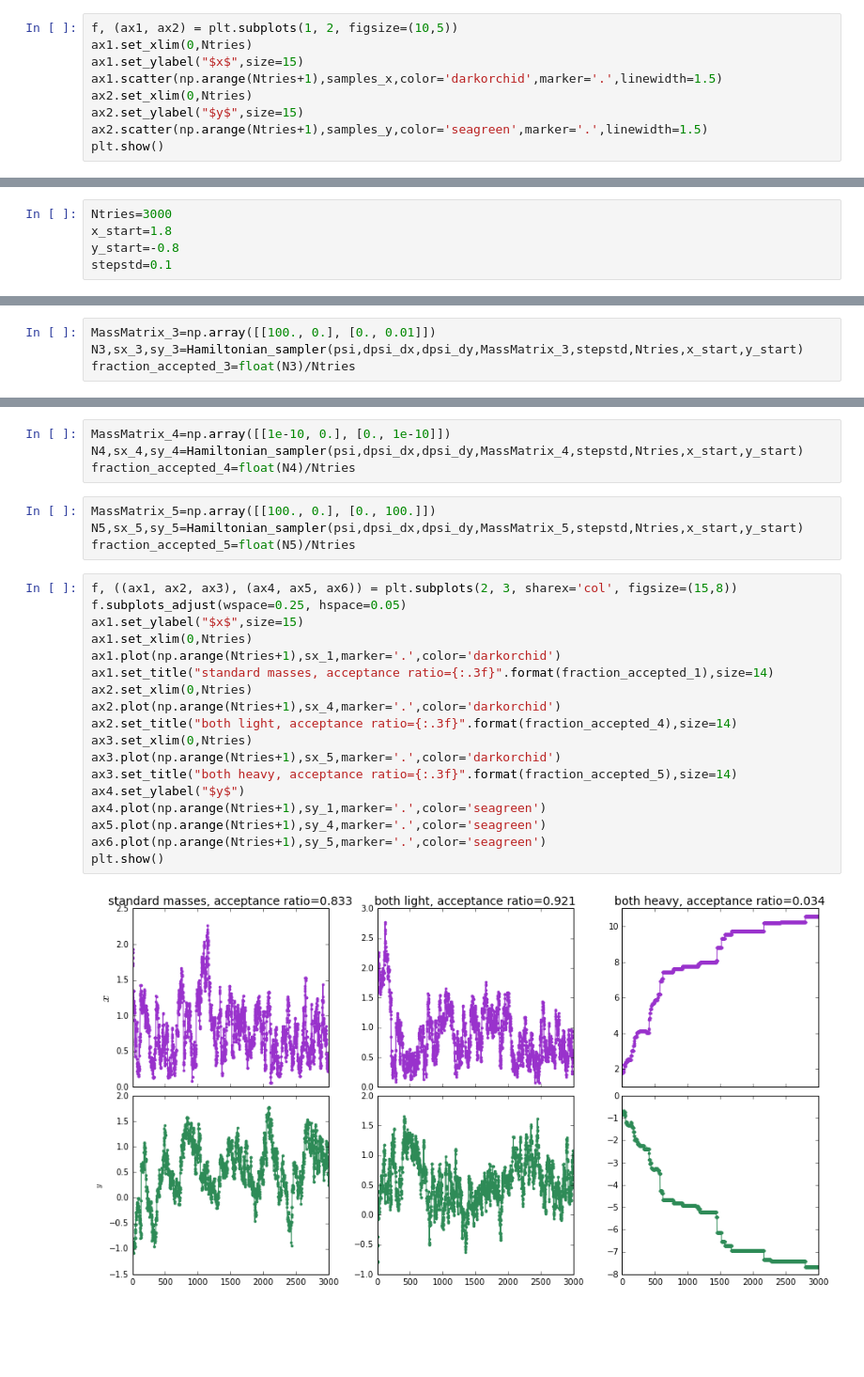
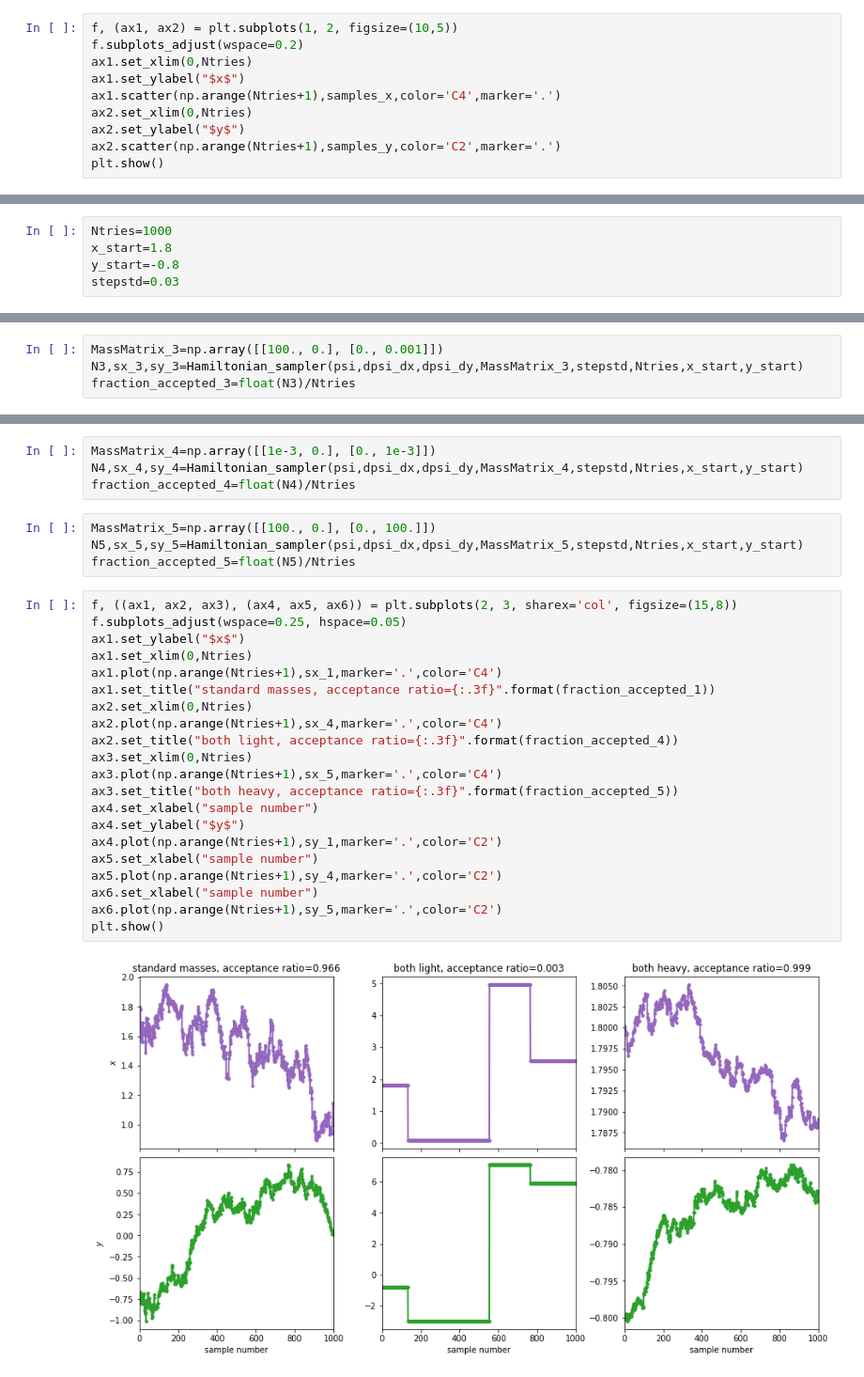
Before and after one commit to florent-leclercq/Bayes_InfoTheory, a Jupyter notebook: MCMC_Hamiltonian.ipynb, the cells around one changed output, grey strips where cells are left out. Shown at 94% size. Cells and saved outputs as stored; diff of their text form; blank space fills up the shorter version.

```diff
--- a/MCMC_Hamiltonian.ipynb
+++ b/MCMC_Hamiltonian.ipynb
@@ -238,10 +238,11 @@ fraction_accepted
 # %%
 f, (ax1, ax2) = plt.subplots(1, 2, figsize=(10,5))
+f.subplots_adjust(wspace=0.2)
 ax1.set_xlim(0,Ntries)
-ax1.set_ylabel("$x$",size=15)
-ax1.scatter(np.arange(Ntries+1),samples_x,color='darkorchid',marker='.',linewidth=1.5)
+ax1.set_ylabel("$x$")
+ax1.scatter(np.arange(Ntries+1),samples_x,color='C4',marker='.')
 ax2.set_xlim(0,Ntries)
-ax2.set_ylabel("$y$",size=15)
-ax2.scatter(np.arange(Ntries+1),samples_y,color='seagreen',marker='.',linewidth=1.5)
+ax2.set_ylabel("$y$")
+ax2.scatter(np.arange(Ntries+1),samples_y,color='C2',marker='.')
 plt.show()
 # %% [output]
@@ -377,10 +382,10 @@ plt.show()
 # %% [markdown]
 ## Tuning the mass matrix
 # %%
-Ntries=3000
+Ntries=1000
 x_start=1.8
 y_start=-0.8
-stepstd=0.1
+stepstd=0.03
 # %%
 MassMatrix_1=np.array([[1., 0.], [0., 1.]])
 N1,sx_1,sy_1=Hamiltonian_sampler(psi,dpsi_dx,dpsi_dy,MassMatrix_1,stepstd,Ntries,x_start,y_start)
@@ -390,7 +395,7 @@ MassMatrix_2=np.array([[0.001, 0.], [0., 100.]])
 N2,sx_2,sy_2=Hamiltonian_sampler(psi,dpsi_dx,dpsi_dy,MassMatrix_2,stepstd,Ntries,x_start,y_start)
 fraction_accepted_2=float(N2)/Ntries
 # %%
-MassMatrix_3=np.array([[100., 0.], [0., 0.01]])
+MassMatrix_3=np.array([[100., 0.], [0., 0.001]])
 N3,sx_3,sy_3=Hamiltonian_sampler(psi,dpsi_dx,dpsi_dy,MassMatrix_3,stepstd,Ntries,x_start,y_start)
 fraction_accepted_3=float(N3)/Ntries
 # %%
@@ -416,5 +424,5 @@ plt.show()
 # %%
-MassMatrix_4=np.array([[1e-10, 0.], [0., 1e-10]])
+MassMatrix_4=np.array([[1e-3, 0.], [0., 1e-3]])
 N4,sx_4,sy_4=Hamiltonian_sampler(psi,dpsi_dx,dpsi_dy,MassMatrix_4,stepstd,Ntries,x_start,y_start)
 fraction_accepted_4=float(N4)/Ntries
 # %%
@@ -424,20 +432,23 @@ fraction_accepted_5=float(N5)/Ntries
 # %%
 f, ((ax1, ax2, ax3), (ax4, ax5, ax6)) = plt.subplots(2, 3, sharex='col', figsize=(15,8))
 f.subplots_adjust(wspace=0.25, hspace=0.05)
-ax1.set_ylabel("$x$",size=15)
+ax1.set_ylabel("$x$")
 ax1.set_xlim(0,Ntries)
-ax1.plot(np.arange(Ntries+1),sx_1,marker='.',color='darkorchid')
-ax1.set_title("standard masses, acceptance ratio={:.3f}".format(fraction_accepted_1),size=14)
+ax1.plot(np.arange(Ntries+1),sx_1,marker='.',color='C4')
+ax1.set_title("standard masses, acceptance ratio={:.3f}".format(fraction_accepted_1))
 ax2.set_xlim(0,Ntries)
-ax2.plot(np.arange(Ntries+1),sx_4,marker='.',color='darkorchid')
-ax2.set_title("both light, acceptance ratio={:.3f}".format(fraction_accepted_4),size=14)
+ax2.plot(np.arange(Ntries+1),sx_4,marker='.',color='C4')
+ax2.set_title("both light, acceptance ratio={:.3f}".format(fraction_accepted_4))
 ax3.set_xlim(0,Ntries)
-ax3.plot(np.arange(Ntries+1),sx_5,marker='.',color='darkorchid')
-ax3.set_title("both heavy, acceptance ratio={:.3f}".format(fraction_accepted_5),size=14)
+ax3.plot(np.arange(Ntries+1),sx_5,marker='.',color='C4')
+ax3.set_title("both heavy, acceptance ratio={:.3f}".format(fraction_accepted_5))
+ax4.set_xlabel("sample number")
 ax4.set_ylabel("$y$")
-ax4.plot(np.arange(Ntries+1),sy_1,marker='.',color='seagreen')
-ax5.plot(np.arange(Ntries+1),sy_4,marker='.',color='seagreen')
-ax6.plot(np.arange(Ntries+1),sy_5,marker='.',color='seagreen')
+ax4.plot(np.arange(Ntries+1),sy_1,marker='.',color='C2')
+ax5.set_xlabel("sample number")
+ax5.plot(np.arange(Ntries+1),sy_4,marker='.',color='C2')
+ax6.set_xlabel("sample number")
+ax6.plot(np.arange(Ntries+1),sy_5,marker='.',color='C2')
 plt.show()
 # %% [output]
-[figure, old version]
+[figure, new version]
```
Also changed, not shown: parts of 15 cells of this notebook.
